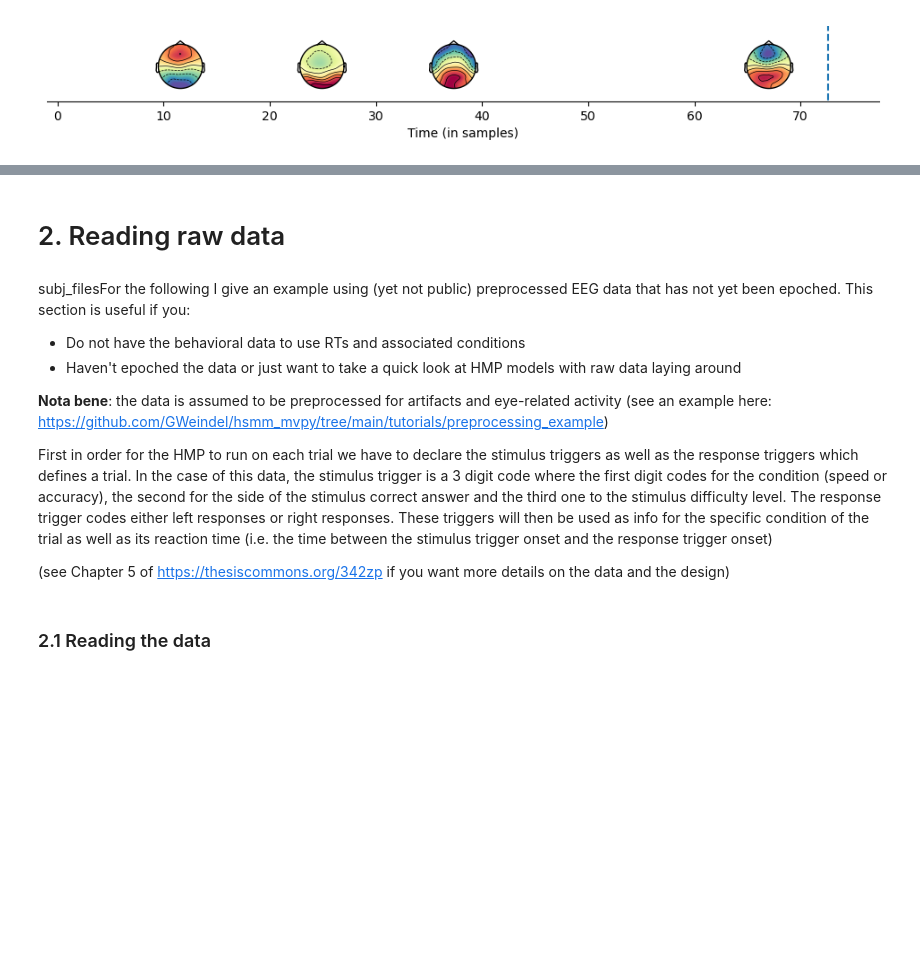
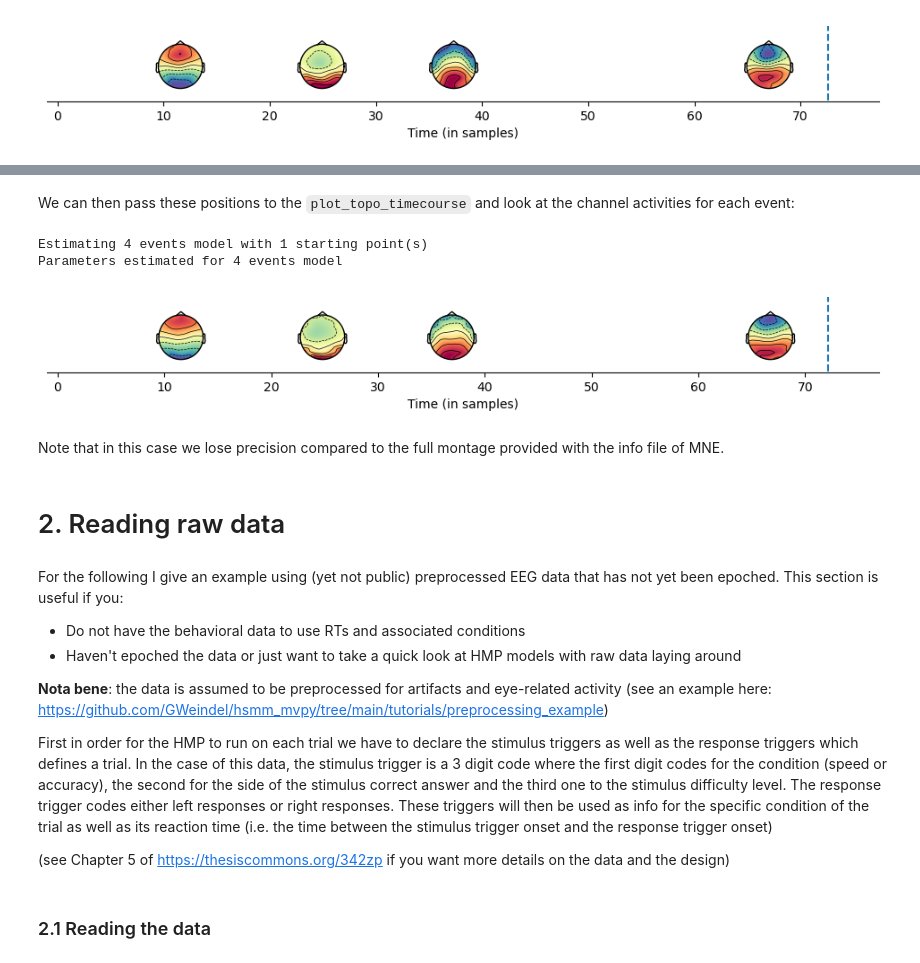
Before and after one commit to GWeindel/hmp, a Jupyter notebook: tutorials/1-Data_loading.ipynb, the cells around one changed output, grey strips where cells are left out. Cells and saved outputs as stored; diff of their text form; code cells hidden in the pictures; blank space fills up the shorter version.

````diff
--- a/tutorials/1-Data_loading.ipynb
+++ b/tutorials/1-Data_loading.ipynb
@@ -160,11 +152,11 @@ for participant in zip(subj_names,subj_eeg_files):#for loop for each participant
                                       ('resp_right' if row['resp'] == 2 else np.nan ), axis=1)
     #Merging together the exeperimental conditions info to have the format condition/stimulus/response
     behavior['trigger'] = behavior['cue'] + '/' +  behavior['movement'] + '/' +  behavior['resp']
-    behavior['RT'] = behavior['RT']/1000
+
     #Then we read the associated EEG data
     data_group.append(hmp.utils.read_mne_data(participant[1], epoched=True, sfreq=sfreq,
                       lower_limit_RT=0.3, upper_limit_RT=2, metadata = behavior, rt_col='RT',\
-                      verbose=False, subj_idx=participant[1].split('/')[-1]))#Turning verbose off for the documentation but it is recommended to leave it on as some output from MNE might be useful    #And use the integrated function in hmp to cut off the epochs to the duration of RTs and declare at which sampling frequency the data is
+                      scale=1000, verbose=False, subj_idx=participant[1].split('/')[-1]))#Turning verbose off for the documentation but it is recommended to leave it on as some output from MNE might be useful    #And use the integrated function in hmp to cut off the epochs to the duration of RTs and declare at which sampling frequency the data is
 
 #Store all this into an xarray file with new 'participant' dimentsion
 epoch_data = xr.concat(data_group, pd.Series(subj_names, name="participant"),
@@ -208,7 +266,26 @@ Parameters estimated for 4 events model
+# %%
+from mne import channels
+montage = dict(channels.make_standard_montage('easycap-M1').get_positions())['ch_pos']#In this case electrodes are positioned according to the 10-20 system
+positions = np.array([montage[x][:2] for x in epoch_data['electrodes'].values])#Extract x and y positions of each electrode
+# %% [markdown]
+We can then pass these positions to the ```plot_topo_timecourse``` and look at the channel activities for each event:
+# %%
+from mne.io import read_info
+info = read_info(subj_eeg_files[0], verbose=False)
+hmp_data = hmp.utils.transform_data(epoch_data, n_comp=4)# see tutorial 2
+init = hmp.models.hmp(hmp_data, epoch_data, cpus=4)# see tutorial 2
+estimates = init.fit_single(4)#a 4 stage transition event model see tutorial 2
+hmp.visu.plot_topo_timecourse(epoch_data, estimates, positions, init)
+# %% [output]
+Estimating 4 events model with 1 starting point(s)
+Parameters estimated for 4 events model
+[figure, added]
+# %% [markdown]
+Note that in this case we lose precision compared to the full montage provided with the info file of MNE.
 # %% [markdown]
 # 2. Reading raw data
 # %% [markdown]
-subj_filesFor the following I give an example using (yet not public) preprocessed EEG data that has not yet been epoched. This section is useful if you:
+For the following I give an example using (yet not public) preprocessed EEG data that has not yet been epoched. This section is useful if you:
 - Do not have the behavioral data to use RTs and associated conditions
 - Haven't epoched the data or just want to take a quick look at HMP models with raw data laying around
 
````
Also changed, not shown: parts of 25 cells of this notebook.
